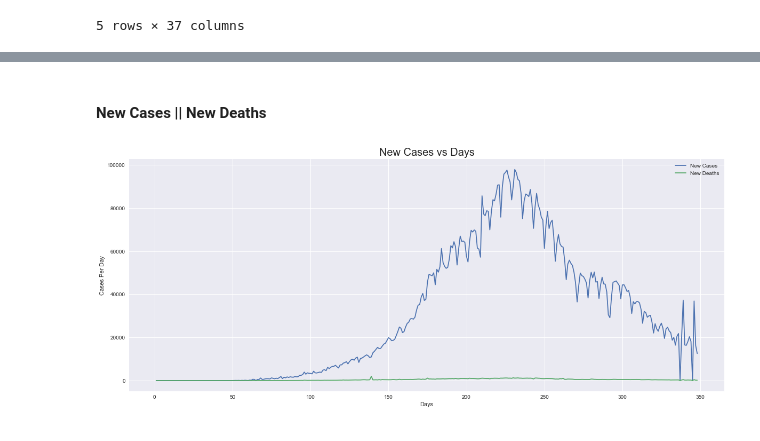
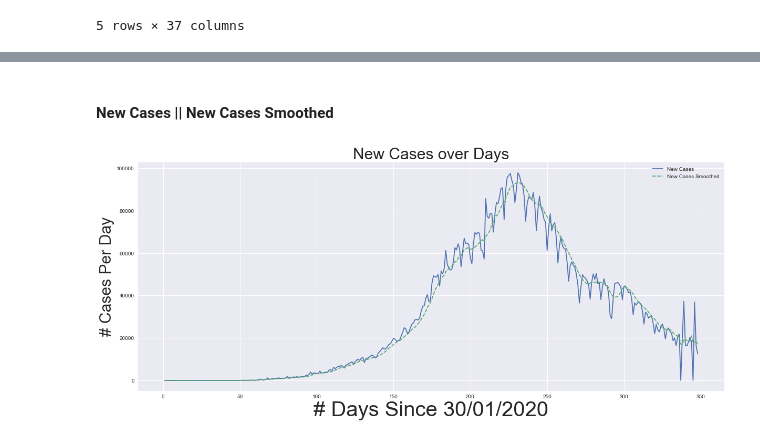
Before and after one commit to sb-robo/Track_COVID-19, a Jupyter notebook: COVID_Prediction/Data Analysis.ipynb, the cells around one changed output, grey strips where cells are left out. Drawn from its saved outputs; the diff is of its cells as text; code cells hidden in the pictures.

```diff
--- a/COVID_Prediction/Data Analysis.ipynb
+++ b/COVID_Prediction/Data Analysis.ipynb
@@ -22,6 +22,7 @@ df.head(n=5)
 5 rows × 37 columns
 # %%
 df['new_cases'] = df.new_cases.fillna(0.0)
+df['new_cases_smoothed'] = df.new_cases_smoothed.fillna(0.0)
 df['total_deaths'] = df.total_cases.fillna(0.0)
 df['new_deaths'] = df.new_deaths.fillna(0.0)
 
@@ -36,17 +37,17 @@ df.head()
 5 rows × 37 columns
 # %% [markdown]
-#### New Cases || New Deaths
+#### New Cases || New Cases Smoothed
 # %%
 x = np.arange(1,df.shape[0]+1)
 
 plt.rcParams['figure.figsize'] = (20,8)
 
 plt.plot(x,list(df.new_cases), label='New Cases')
-plt.plot(x,list(df.new_deaths), label='New Deaths')
-plt.xlabel('Days')
-plt.ylabel('Cases Per Day')
-plt.title('New Cases vs Days', fontsize=20)
+plt.plot(x,list(df.new_cases_smoothed), label='New Cases Smoothed', linestyle='dashed')
+plt.xlabel('# Days Since 30/01/2020',fontsize = 40)
+plt.ylabel('# Cases Per Day', fontsize=30)
+plt.title('New Cases over Days', fontsize=30)
 plt.legend()
 plt.show()
 # %% [output]
-[figure, old version]
+[figure, new version]
```
Also changed, not shown: parts of 1 cell of this notebook.
